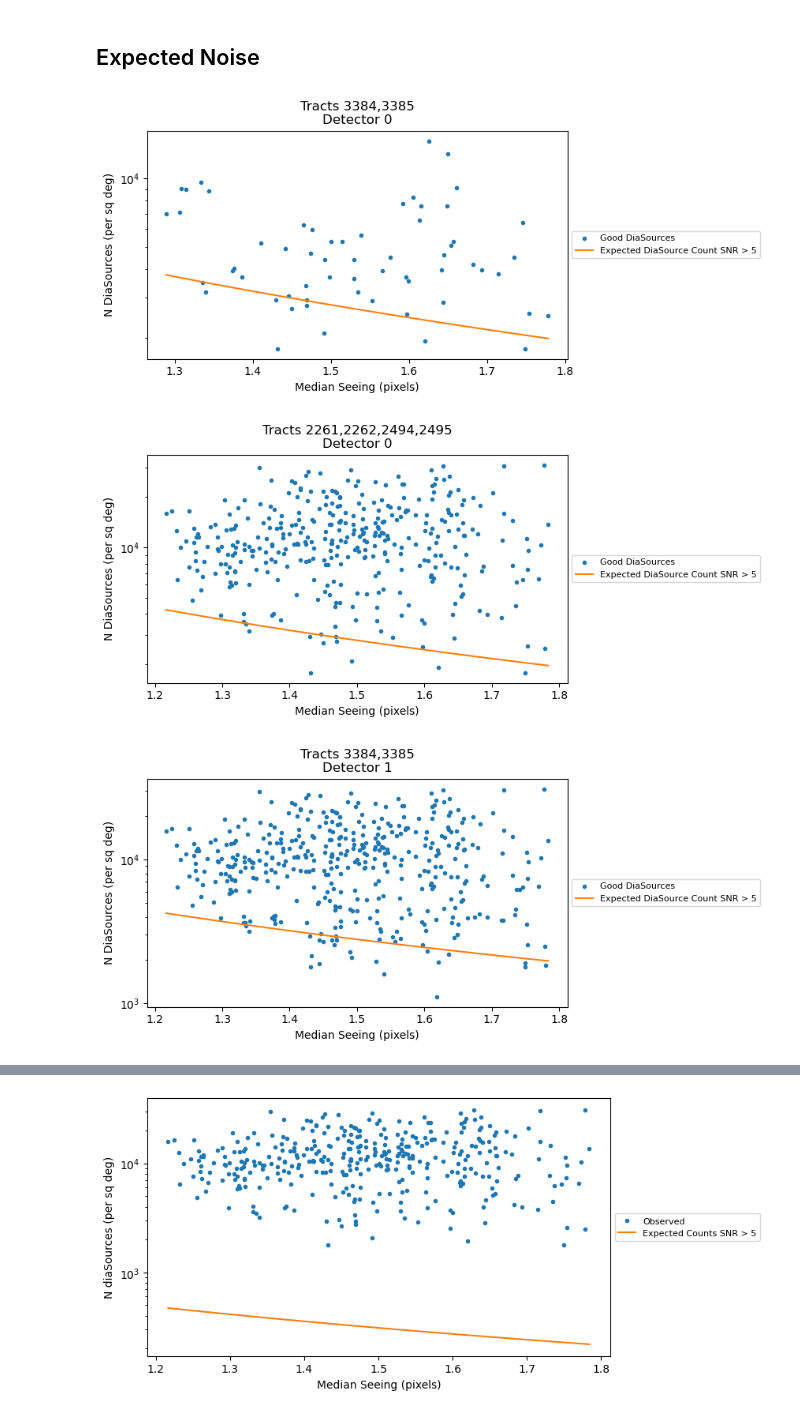
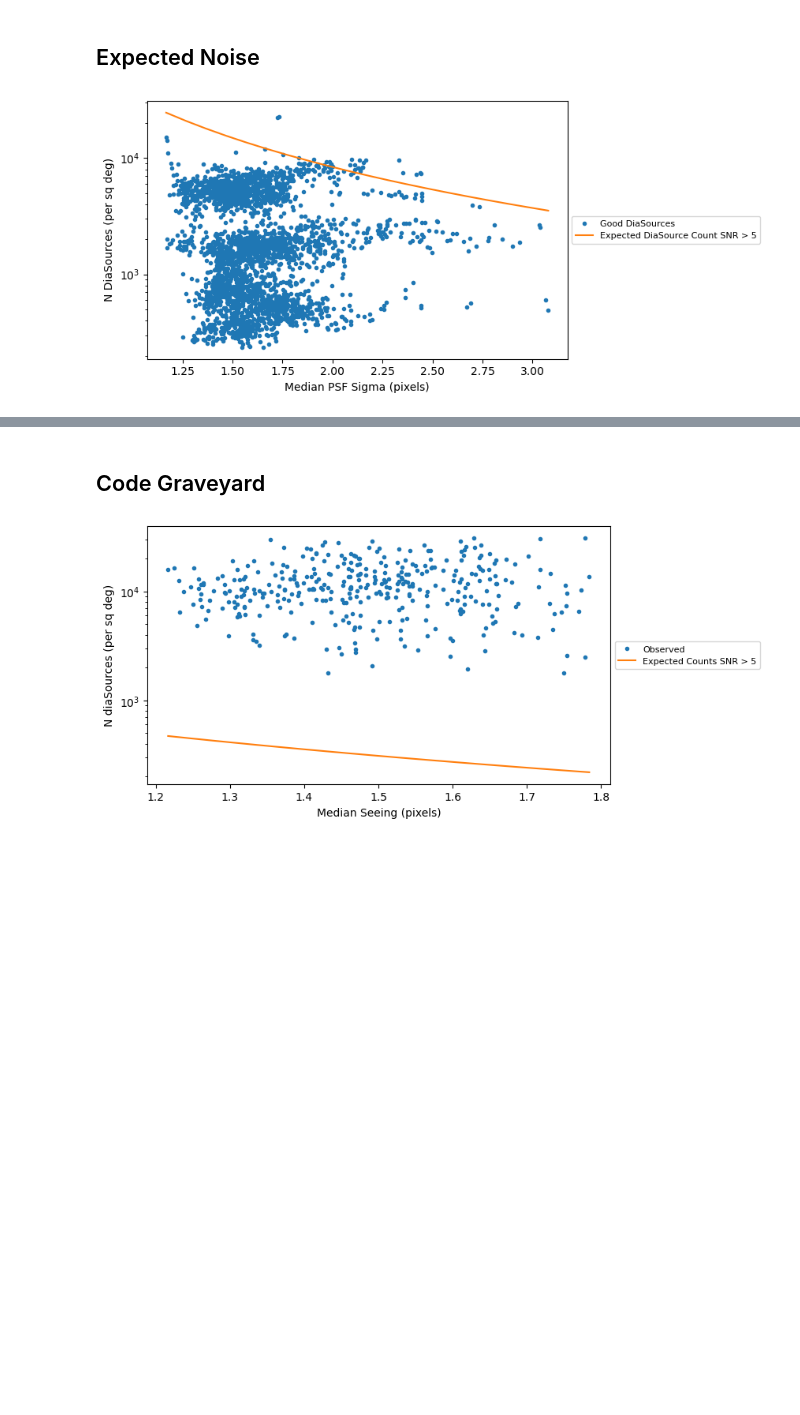
Before and after one commit to lsst-dm/ap_pipe-notebooks, a Jupyter notebook: notebooks/DM-43074-False-Positive-Rates-in-DiaSources.ipynb, the cells around one changed output, grey strips where cells are left out. Drawn from its saved outputs; the diff is of its cells as text; code cells hidden in the pictures; blank space fills up the shorter version.

Commit message:
Plot all good w/o dipoles, not per tract.

```diff
--- a/notebooks/DM-43074-False-Positive-Rates-in-DiaSources.ipynb
+++ b/notebooks/DM-43074-False-Positive-Rates-in-DiaSources.ipynb
@@ -138,49 +103,45 @@ detector = 0
+# %%
+visitList = []
+for item in butler.registry.queryDatasets('diaSourceTable'):
+    visitList.append(item.dataId.get('visit'))
+
+bbox = butler.get('calexp.bbox', visit=int(visitList[0]), detector=0)
+SIGMA2FWHM = 2*np.sqrt(2*np.log(2))
+PIXEL_SCALE = 0.2
+APPROX_CCD_AREA = PIXEL_SCALE*PIXEL_SCALE*bbox.getArea()/3600/3600
+APPROX_N_CCD = 9
+APPROX_VISIT_AREA = APPROX_CCD_AREA * APPROX_N_CCD
 # %%
 def n(v):
     return v*np.exp(-0.5*v*v)/(2**(5/2) * np.pi**(3/2))
-def expected(low, high, seeing=3, nCcds=len(visits)*APPROX_N_CCD):
+def expected(low, high, seeing=3, nCcds=len(visitList)*APPROX_N_CCD):
     """seeing must be supplied as sigma.
     """
     inBetween = n(low) - n(high)
-    return inBetween * 2 * nCcds * bbox.getWidth()*bbox.getHeight() / (seeing**2)
+    return inBetween * 2 * nCcds * bbox.getWidth()*bbox.getHeight() / (seeing**2) # try and get rid of bbox
 # %%
-seeingList = []
+psfSigmaList = []
 nGoodDiaSources = []
 
-for detector in range(0,2):
-    for group in groups:
-        visits = getUniqueVisits(collections, group)
-        for visit in visits:
-                goodSeeingStats = getGoodSeeing(butler, visit, detector)
-                seeingList.append(goodSeeingStats[0])
-                nGoodDiaSources.append(goodSeeingStats[1])
+for visit in visitList:
+    goodPsfStats = getPsfSigma(butler, visit)
+    psfSigmaList.append(goodPsfStats[0])
+    nGoodDiaSources.append(goodPsfStats[1])
 
-        psf = butler.get("calexp.psf", visit=int(visits[0]), detector=0)
-        bbox = butler.get('calexp.bbox', visit=int(visits[0]), detector=0)
-        seeing = psf.computeShape(bbox.getCenter()).getDeterminantRadius()
+psfSigmaRange = np.linspace(np.min(psfSigmaList), np.max(psfSigmaList), 20)
+expectedCounts = expected(5, 100, psfSigmaRange)/ 33 / APPROX_VISIT_AREA # Double check area
 
-        seeingRange = np.linspace(np.min(seeingList), np.max(seeingList), 20)
-        # seeingListFwhm = [s/SIGMA2FWHM for s in seeingList]
-        # seeingRangeFwhm = np.linspace(np.min(seeingListFwhm), np.max(seeingListFwhm), 20)
-        expectedCounts = expected(5, 100, seeingRange)/ 33 / APPROX_CCD_AREA
-
-        plt.figure(figsize=(8,4))
-        ax = plt.subplot(111)
-        plt.yscale('log')
-        plt.ylabel('N DiaSources (per sq deg)')
-        plt.xlabel('Median Seeing (pixels)')
-        tracts = ','.join(str(tract) for tract in group)
-        plt.title(f'Tracts {tracts}\nDetector {detector}')
-        nGoodDiaSourcesPerDetector = [n/APPROX_CCD_AREA for n in nGoodDiaSources]
-        plt.plot(seeingList, nGoodDiaSourcesPerDetector, '.', label="Good DiaSources")
-        # plt.vlines(templateSeeingDist.mean(), 20, 1000, linestyles='dashed', label="mean template", linewidth=1)
-        # plt.vlines(templateSeeingDist.max(), 20, 1000, linestyles='solid', label="max template", linewidth=1)
-        box = ax.get_position()
-        ax.set_position([box.x0, box.y0, box.width * 0.9, box.height])
-        plt.plot(seeingRange, expectedCounts, label="Expected DiaSource Count SNR > 5")
-        plt.legend(fontsize=8, loc='center left', bbox_to_anchor=(1, 0.5))
-        plt.tight_layout()
+plt.figure(figsize=(8,4))
+ax = plt.subplot(111)
+plt.yscale('log')
+plt.ylabel('N DiaSources (per sq deg)')
+plt.xlabel('Median PSF Sigma (pixels)')
+nGoodDiaSourcesPerVisit = [n/APPROX_VISIT_AREA for n in nGoodDiaSources]
+plt.plot(psfSigmaList, nGoodDiaSourcesPerVisit, '.', label="Good DiaSources")
+box = ax.get_position()
+ax.set_position([box.x0, box.y0, box.width * 0.9, box.height])
+plt.plot(psfSigmaRange, expectedCounts, label="Expected DiaSource Count SNR > 5")
+plt.legend(fontsize=8, loc='center left', bbox_to_anchor=(1, 0.5))
+plt.tight_layout()
 # %% [output]
-[figure, old version]
+[figure, new version]
-[figure, removed]
-[figure, removed]
@@ -188,3 +148,5 @@ for detector in range(0,2):
+# %% [markdown]
+## Code Graveyard
 # %%
 seeingRange = np.linspace(np.min(seeingList), np.max(seeingList), 20)
 expectedCounts = expected(5, 100, seeingRange)/ 33 / APPROX_VISIT_AREA
```
Also changed, not shown: parts of 7 cells of this notebook.
